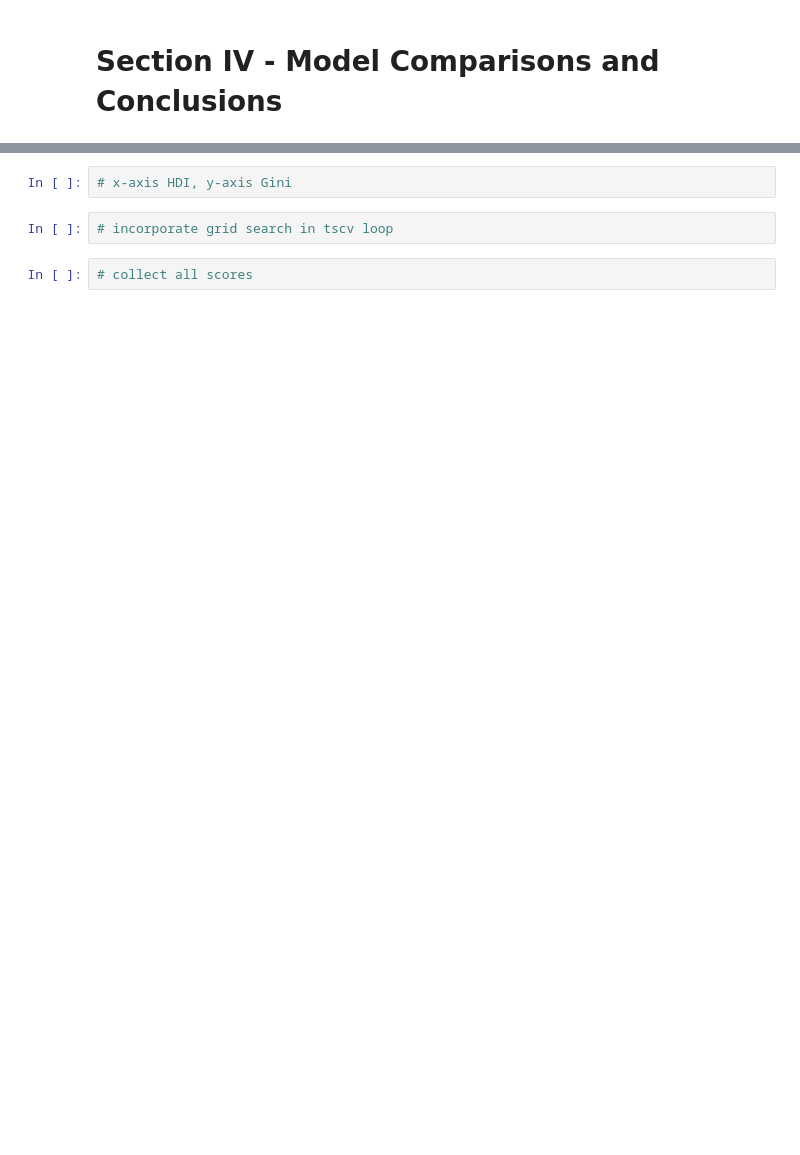
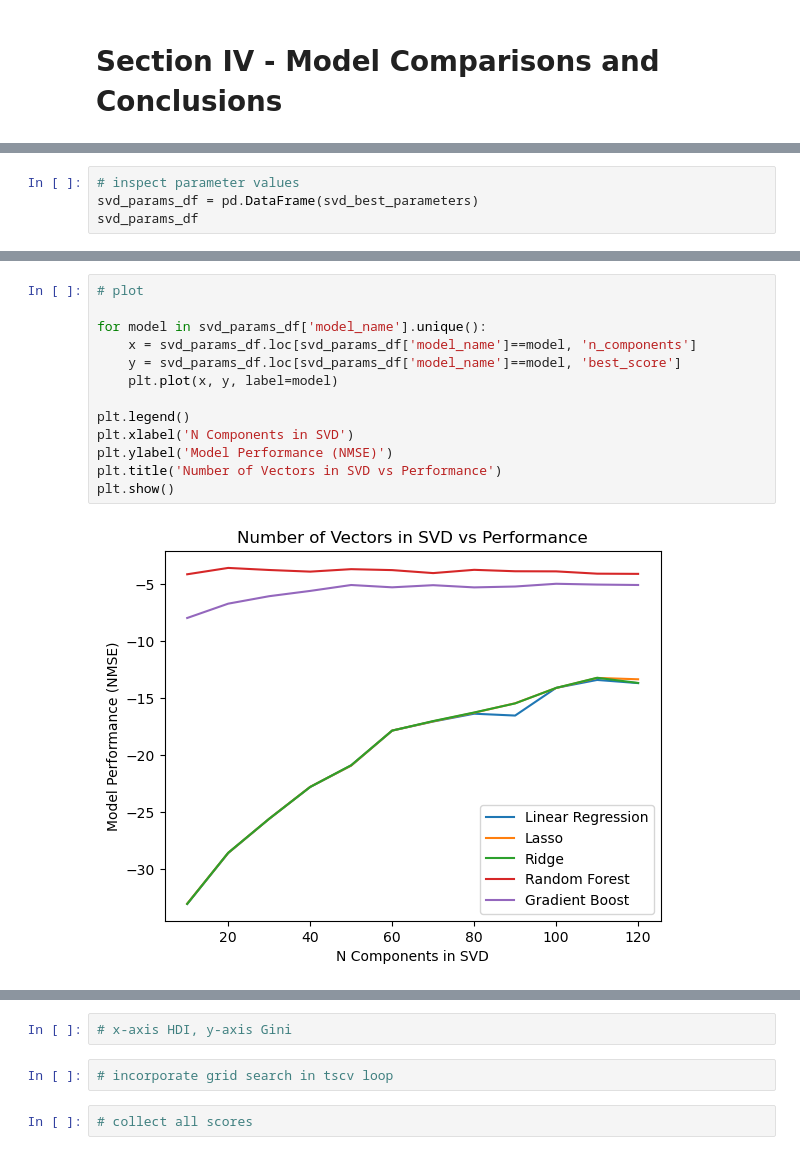
Before and after one commit to LittleBiggler/CoResidence, a Jupyter notebook: CoResidence Analysis.ipynb, the cells around one changed output, grey strips where cells are left out. Cells and saved outputs as stored; diff of their text form; blank space fills up the shorter version.

```diff
--- a/CoResidence Analysis.ipynb
+++ b/CoResidence Analysis.ipynb
@@ -3875,0 +3966,4 @@ for n_components
+# %%
+# inspect parameter values
+svd_params_df = pd.DataFrame(svd_best_parameters)
+svd_params_df
@@ -3876 +3988,16 @@ for n_components
+# %%
+# plot
+
+for model in svd_params_df['model_name'].unique():
+    x = svd_params_df.loc[svd_params_df['model_name']==model, 'n_components']
+    y = svd_params_df.loc[svd_params_df['model_name']==model, 'best_score']
+    plt.plot(x, y, label=model)
+
+plt.legend()
+plt.xlabel('N Components in SVD')
+plt.ylabel('Model Performance (NMSE)')
+plt.title('Number of Vectors in SVD vs Performance')
+plt.show()
+# %% [output]
+[figure, added]
 # %%
```
Also changed, not shown: parts of 27 cells of this notebook.
